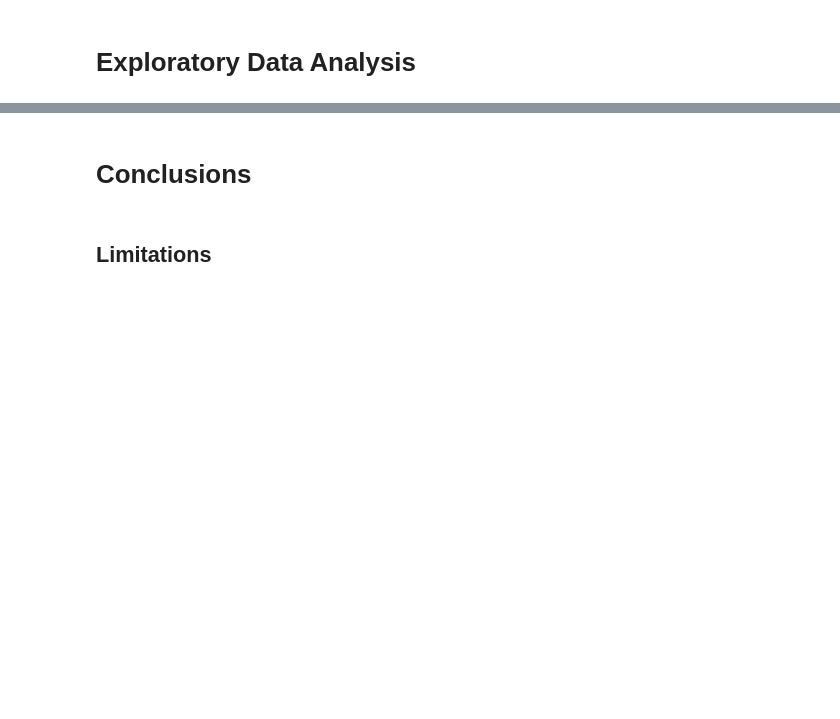
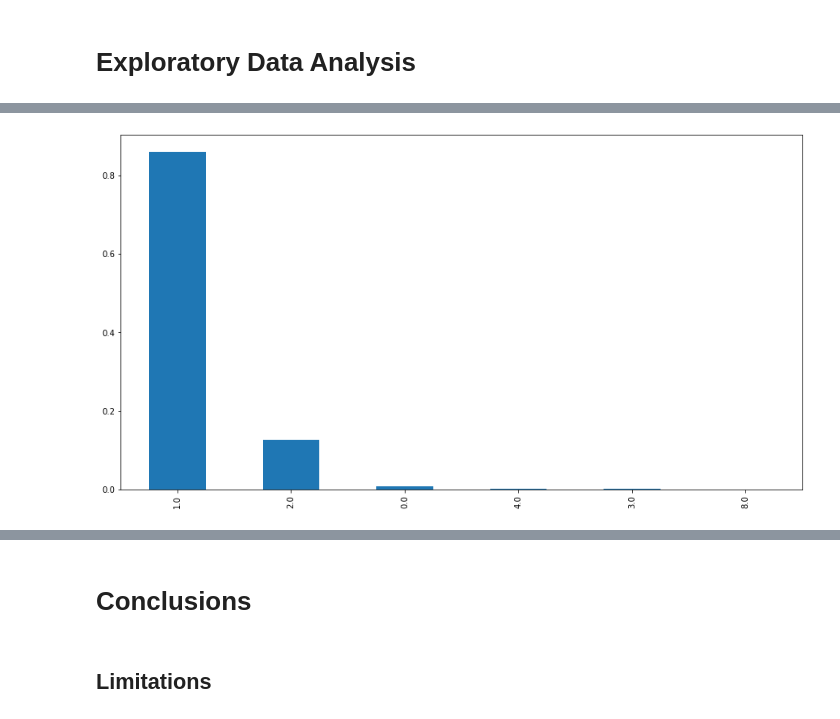
Before and after one commit to ckucewicz/aircraft_safety_project, a Jupyter notebook: Notebook.ipynb, the cells around one changed output, grey strips where cells are left out. Cells and saved outputs as stored; diff of their text form; code cells hidden in the pictures; blank space fills up the shorter version.

```diff
--- a/Notebook.ipynb
+++ b/Notebook.ipynb
@@ -1111,0 +686,3 @@ AttributeError: 'DataFrame' object has no attribute 'summary'
+# %%
+num_of_engines_percent = df_clean['Number.of.Engines'].value_counts(normalize = True)
+num_of_engines_percent
@@ -1111,0 +718,4 @@ AttributeError: 'DataFrame' object has no attribute 'summary'
+# %%
+num_of_engines_percent.plot(kind='bar',figsize=(15, 8));
+# %% [output]
+[figure, added]
```
Also changed, not shown: parts of 114 cells of this notebook, 1 other file.
